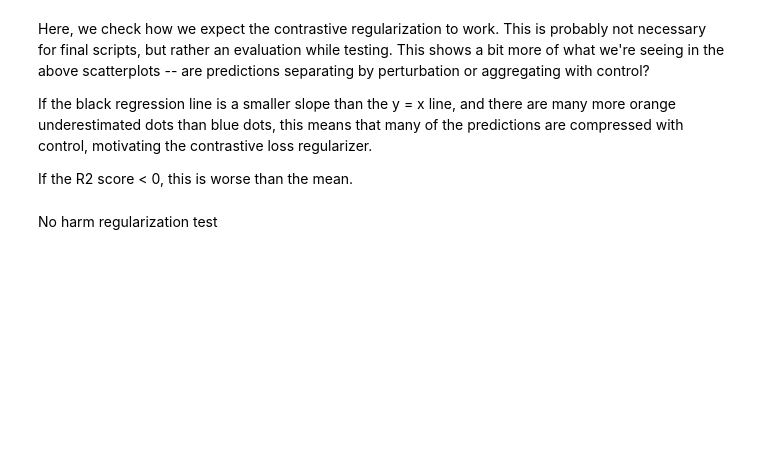
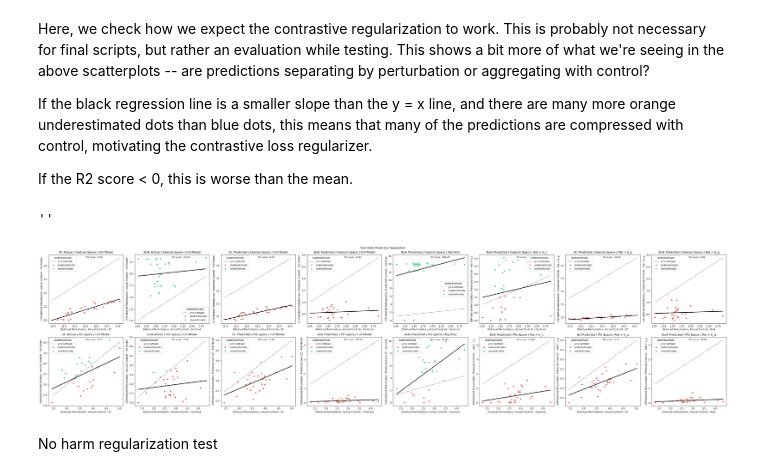
Before and after one commit to hmbaghdassarian/scLEMBAS, a Jupyter notebook: notebooks/Tahoe100M/test_visualize.ipynb, the cells around one changed output. Saved outputs shown, nothing was run; the diff lists cells and outputs as text; code cells hidden in the pictures; blank space fills up the shorter version.

```diff
--- a/notebooks/Tahoe100M/test_visualize.ipynb
+++ b/notebooks/Tahoe100M/test_visualize.ipynb
@@ -2546,7 +2600,7 @@ for cond in test_conds:
 
 dist_res = pd.DataFrame(dist_res)
 # %%
-fig, ax = plt.subplots(ncols = 6, nrows = 2, figsize = (30, 10))
+fig, ax = plt.subplots(ncols = 8, nrows = 2, figsize = (40, 10))
 
 # sc actual
 j = 0
@@ -2578,8 +2632,40 @@ for (i, space) in enumerate(['feature', 'PLS']):
     ax[i,j].set_title('SC Actual | {} Space | Full Model'.format(space.capitalize()))
 
 
-# sc actual
+# bulk actual
 j = 1
+pred_dist = 'pred_actual_dist'
+included_components = 'full_bulk'
+actual_dist = 'actual_dist_centroid'
+for (i, space) in enumerate(['feature', 'PLS']):
+    viz_df = dist_res[(dist_res.included_components == included_components) & (dist_res.space == space)].copy()
+    viz_df['underestimate'] = pd.Categorical((viz_df[pred_dist] < viz_df[actual_dist]).copy(),
+                                         categories = [True, False],
+                                         ordered = True)
+    viz_df.underestimate = viz_df.underestimate.map({True: 'underestimate', False: 'overestimate'})
+
+    sns.lineplot(viz_df, x = actual_dist, y = actual_dist,
+            linestyle = '--', color = 'gray', label = 'y=x (actual)', ax = ax[i,j])
+
+    sns.scatterplot(viz_df, x = actual_dist, y = pred_dist, hue = 'underestimate',
+               palette = {'underestimate': "#e74c3c", 'overestimate': "#2ecc71"}, ax = ax[i,j])
+
+    sns.regplot(viz_df, x = actual_dist, y = pred_dist,
+           scatter = False, fit_reg = True, lowess = False, ci = None, color = 'black',
+            label = 'Regression Fit', ax = ax[i,j])
+
+    r2_score_ = sklearn.metrics.r2_score(viz_df[actual_dist].values, viz_df[pred_dist].values)
+
+    ax[i,j].annotate('R2 score: {:.2f}'.format(r2_score_),
+               xy = (0.5, 0.95), xycoords='axes fraction', fontsize = 9)
+
+    ax[i,j].set_ylabel('D(Predicted Perturbation, Actual Control) - Full Model')
+    ax[i,j].set_xlabel('D(Actual Perturbation, Actual Control) - Centroid')
+    ax[i,j].set_title('Bulk Actual | {} Space | Full Model'.format(space.capitalize()))
+
+
+# sc predicted
+j = 2
 pred_dist = 'pred_space_dist'
 for (i, space) in enumerate(['feature', 'PLS']):
     viz_df = dist_res[(dist_res.included_components == 'full') & (dist_res.space == space)].copy()
@@ -2607,8 +2693,39 @@ for (i, space) in enumerate(['feature', 'PLS']):
     ax[i,j].set_xlabel('D(Actual Perturbation, Actual Control) - SC')
     ax[i,j].set_title('SC Predicted | {} Space | Full Model'.format(space.capitalize()))
 
+# bulk predicted
+j = 3
+pred_dist = 'pred_space_dist'
+included_components = 'full_bulk'
+actual_dist = 'actual_dist_centroid'
+for (i, space) in enumerate(['feature', 'PLS']):
+    viz_df = dist_res[(dist_res.included_components == included_components) & (dist_res.space == space)].copy()
+    viz_df['underestimate'] = pd.Categorical((viz_df[pred_dist] < viz_df[actual_dist]).copy(),
+                                         categories = [True, False],
+                                         ordered = True)
+    viz_df.underestimate = viz_df.underestimate.map({True: 'underestimate', False: 'overestimate'})
+
+    sns.lineplot(viz_df, x = actual_dist, y = actual_dist,
+            linestyle = '--', color = 'gray', label = 'y=x (actual)', ax = ax[i,j])
+
+    sns.scatterplot(viz_df, x = actual_dist, y = pred_dist, hue = 'underestimate',
+               palette = {'underestimate': "#e74c3c", 'overestimate': "#2ecc71"}, ax = ax[i,j])
+
+    sns.regplot(viz_df, x = actual_dist, y = pred_dist,
+           scatter = False, fit_reg = True, lowess = False, ci = None, color = 'black',
+            label = 'Regression Fit', ax = ax[i,j])
+
+    r2_score_ = sklearn.metrics.r2_score(viz_df[actual_dist].values, viz_df[pred_dist].values)
+
+    ax[i,j].annotate('R2 score: {:.2f}'.format(r2_score_),
+               xy = (0.5, 0.95), xycoords='axes fraction', fontsize = 9)
+
+    ax[i,j].set_ylabel('D(Predicted Perturbation, Predicted Control) - Full Model')
+    ax[i,j].set_xlabel('D(Actual Perturbation, Actual Control) - Centroid')
+    ax[i,j].set_title('Bulk Predicted | {} Space | Full Model'.format(space.capitalize()))
+
 # adj only collapse (relative to actual centroids distances)
-j = 2
+j = 4
 pred_dist = 'pred_space_dist'
 included_components = 'adj'
 actual_dist = 'actual_dist_centroid'
@@ -2639,7 +2756,7 @@ for (i, space) in enumerate(['feature', 'PLS']):
     ax[i,j].set_title('Bulk Predicted | {} Space | Adj Only'.format(space.capitalize()))
 
 
-j = 3
+j = 5
 pred_dist = 'pred_space_dist'
 included_components = 'adj^categorical_bias'
 actual_dist = 'actual_dist_centroid'
@@ -2670,7 +2787,7 @@ for (i, space) in enumerate(['feature', 'PLS']):
     ax[i,j].set_title('Bulk Predicted | {} Space | Adj + b_c'.format(space.capitalize()))
 
 
-j = 4
+j = 6
 pred_dist = 'pred_space_dist'
 included_components = 'adj^global_bias'
 actual_dist = 'actual_dist'
@@ -2701,39 +2818,42 @@ for (i, space) in enumerate(['feature', 'PLS']):
     ax[i,j].set_title('SC Predicted | {} Space | Adj + b_g'.format(space.capitalize()))
 
 
-j = 5
+j = 7
 pred_dist = 'pred_space_dist'
 included_components = 'adj^global_bias_bulk'
 actual_dist = 'actual_dist_centroid'
 for (i, space) in enumerate(['feature', 'PLS']):
     viz_df = dist_res[(dist_res.included_components == included_components) & (dist_res.space == space)].copy()
     viz_df['underestimate'] = pd.Categorical((viz_df[pred_dist] < viz_df[actual_dist]).copy(),
                                          categories = [True, False],
                                          ordered = True)
     viz_df.underestimate = viz_df.underestimate.map({True: 'underestimate', False: 'overestimate'})
 
     sns.lineplot(viz_df, x = actual_dist, y = actual_dist,
             linestyle = '--', color = 'gray', label = 'y=x (actual)', ax = ax[i,j])
 
     sns.scatterplot(viz_df, x = actual_dist, y = pred_dist, hue = 'underestimate',
                palette = {'underestimate': "#e74c3c", 'overestimate': "#2ecc71"}, ax = ax[i,j])
 
     sns.regplot(viz_df, x = actual_dist, y = pred_dist,
            scatter = False, fit_reg = True, lowess = False, ci = None, color = 'black',
             label = 'Regression Fit', ax = ax[i,j])
 
     r2_score_ = sklearn.metrics.r2_score(viz_df[actual_dist].values, viz_df[pred_dist].values)
 
     ax[i,j].annotate('R2 score: {:.2f}'.format(r2_score_),
                xy = (0.5, 0.95), xycoords='axes fraction', fontsize = 9)
 
     ax[i,j].set_ylabel('D(Predicted Perturbation, Predicted Control) - Adj + b_g')
     ax[i,j].set_xlabel('D(Actual Perturbation, Actual Control) - Bulk')
     ax[i,j].set_title('Bulk Predicted | {} Space | Adj + b_g'.format(space.capitalize()))
 
 fig.suptitle('Test Data Prediction Separation')
 fig.tight_layout()
 ;
+# %% [output]
+''
+[figure, added]
 # %%
 fig, ax = plt.subplots(ncols = 3, nrows = 2, figsize = (15,10))
 
```
Also changed, not shown: parts of 6 cells of this notebook, 1 other file.
